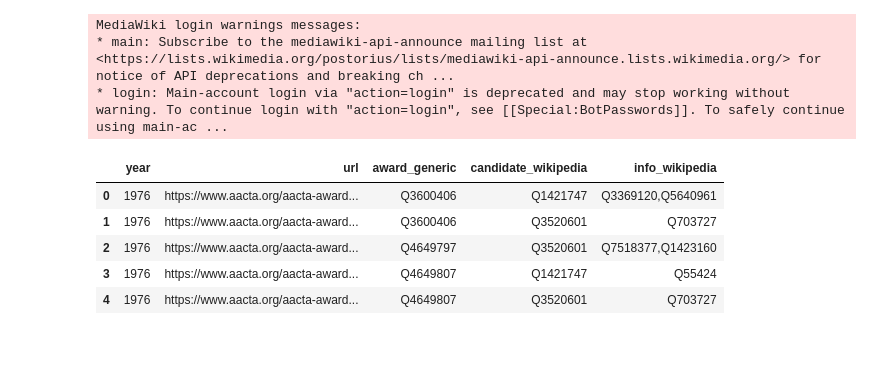
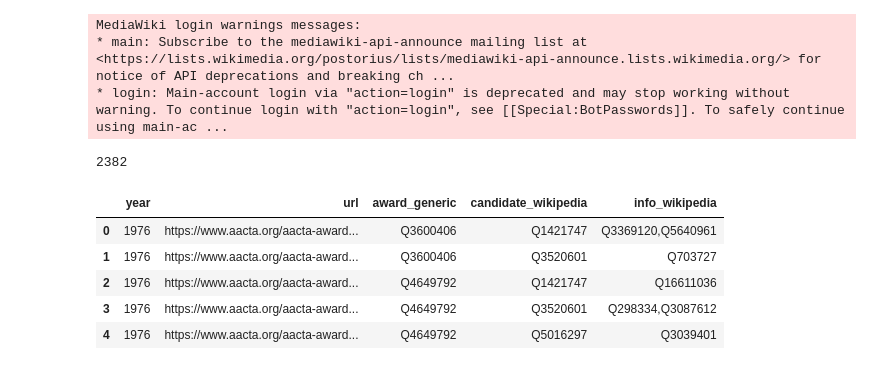
Before and after one commit to paulduchesne/aacta-wikidata, a Jupyter notebook: aacta-wikidata.ipynb, the cells around one changed output. Drawn from its saved outputs; the diff is of its cells as text; code cells hidden in the pictures.

```diff
--- a/aacta-wikidata.ipynb
+++ b/aacta-wikidata.ipynb
@@ -418,54 +418,56 @@ test.head()
 from wikibaseintegrator.wbi_enums import ActionIfExists
 
 with open(pathlib.Path.home() / 'wikidata_login.json') as wd_cred:
     wd_cred = json.load(wd_cred)
 
 config['USER_AGENT'] = 'aacta-wikidata (https://github.com/paulduchesne/aacta-wikidata)'
 login_wikidata = wbi_login.Login(user=wd_cred['username'], password=wd_cred['password'], mediawiki_api_url='https://www.wikidata.org/w/api.php')
 
 # okay you have to do slightly more work here, as the nominations individuals should be grouped as included info statements
 
-author = dataframe.copy().head(10)
+author = dataframe.copy()
 author = author[['year', 'url', 'award_generic', 'candidate_wikipedia', 'info_wikipedia']]
 author = author.pivot_table(index=['year', 'url', 'award_generic', 'candidate_wikipedia'], aggfunc=lambda x: ','.join(x.astype(str).unique())).reset_index()
 
-for x in tqdm.tqdm(author.to_dict('records')):
+# for x in tqdm.tqdm(author.to_dict('records')):
 
-    time.sleep(4)
+#     time.sleep(4)
 
-    if str(x['candidate_wikipedia'])[0] == 'Q' and str(x['award_generic'])[0] == 'Q':
+#     if str(x['candidate_wikipedia'])[0] == 'Q' and str(x['award_generic'])[0] == 'Q':
 
-        year = f"+{x['year']}-01-01T00:00:00Z"
+#         year = f"+{x['year']}-01-01T00:00:00Z"
 
-        new_qualifiers = Qualifiers()
-        new_qualifiers.add(datatypes.Time(prop_nr='P585', time=year, precision=9))
+#         new_qualifiers = Qualifiers()
+#         new_qualifiers.add(datatypes.Time(prop_nr='P585', time=year, precision=9))
 
-        nominees = x['info_wikipedia'].split(',')
-        nominees = [n for n in nominees if n[0] == 'Q']
+#         nominees = x['info_wikipedia'].split(',')
+#         nominees = [n for n in nominees if n[0] == 'Q']
 
-        if len(nominees):
-            for n in nominees:
-                new_qualifiers.add(datatypes.Item(prop_nr='P2453', value=str(n)))
+#         if len(nominees):
+#             for n in nominees:
+#                 new_qualifiers.add(datatypes.Item(prop_nr='P2453', value=str(n)))
 
-        references = References()
-        reference1 = Reference()
-        reference1.add(datatypes.URL(prop_nr='P854', value=str(x['url'])))
-        references.add(reference1)
+#         references = References()
+#         reference1 = Reference()
+#         reference1.add(datatypes.URL(prop_nr='P854', value=str(x['url'])))
+#         references.add(reference1)
 
-        wbi = WikibaseIntegrator(login=login_wikidata)
-        wd_item = wbi.item.get(str(x['candidate_wikipedia']), mediawiki_api_url='https://www.wikidata.org/w/api.php', login=login_wikidata)
-        claim = datatypes.Item(prop_nr='P1411', value=str(x['award_generic']), qualifiers=new_qualifiers, references=references)
-        wd_item.claims.add(claim, action_if_exists=ActionIfExists.APPEND_OR_REPLACE)
-        wd_item.write()
+#         wbi = WikibaseIntegrator(login=login_wikidata)
+#         wd_item = wbi.item.get(str(x['candidate_wikipedia']), mediawiki_api_url='https://www.wikidata.org/w/api.php', login=login_wikidata)
+#         claim = datatypes.Item(prop_nr='P1411', value=str(x['award_generic']), qualifiers=new_qualifiers, references=references)
+#         wd_item.claims.add(claim, action_if_exists=ActionIfExists.APPEND_OR_REPLACE)
+#         wd_item.write()
 
+print(len(author))
 author.head()
 # %% [output]
 MediaWiki login warnings messages:
 * main: Subscribe to the mediawiki-api-announce mailing list at <https://lists.wikimedia.org/postorius/lists/mediawiki-api-announce.lists.wikimedia.org/> for notice of API deprecations and breaking ch ...
 * login: Main-account login via "action=login" is deprecated and may stop working without warning. To continue login with "action=login", see [[Special:BotPasswords]]. To safely continue using main-ac ...
+2382
 |  | year | url | award_generic | candidate_wikipedia | info_wikipedia |
 | 0 | 1976 | https://www.aacta.org/aacta-award... | Q3600406 | Q1421747 | Q3369120,Q5640961 |
 | 1 | 1976 | https://www.aacta.org/aacta-award... | Q3600406 | Q3520601 | Q703727 |
-| 2 | 1976 | https://www.aacta.org/aacta-award... | Q4649797 | Q3520601 | Q7518377,Q1423160 |
-| 3 | 1976 | https://www.aacta.org/aacta-award... | Q4649807 | Q1421747 | Q55424 |
-| 4 | 1976 | https://www.aacta.org/aacta-award... | Q4649807 | Q3520601 | Q703727 |
+| 2 | 1976 | https://www.aacta.org/aacta-award... | Q4649792 | Q1421747 | Q16611036 |
+| 3 | 1976 | https://www.aacta.org/aacta-award... | Q4649792 | Q3520601 | Q298334,Q3087612 |
+| 4 | 1976 | https://www.aacta.org/aacta-award... | Q4649792 | Q5016297 | Q3039401 |
```
Also changed, not shown: parts of 1 cell of this notebook, 1 other file.
